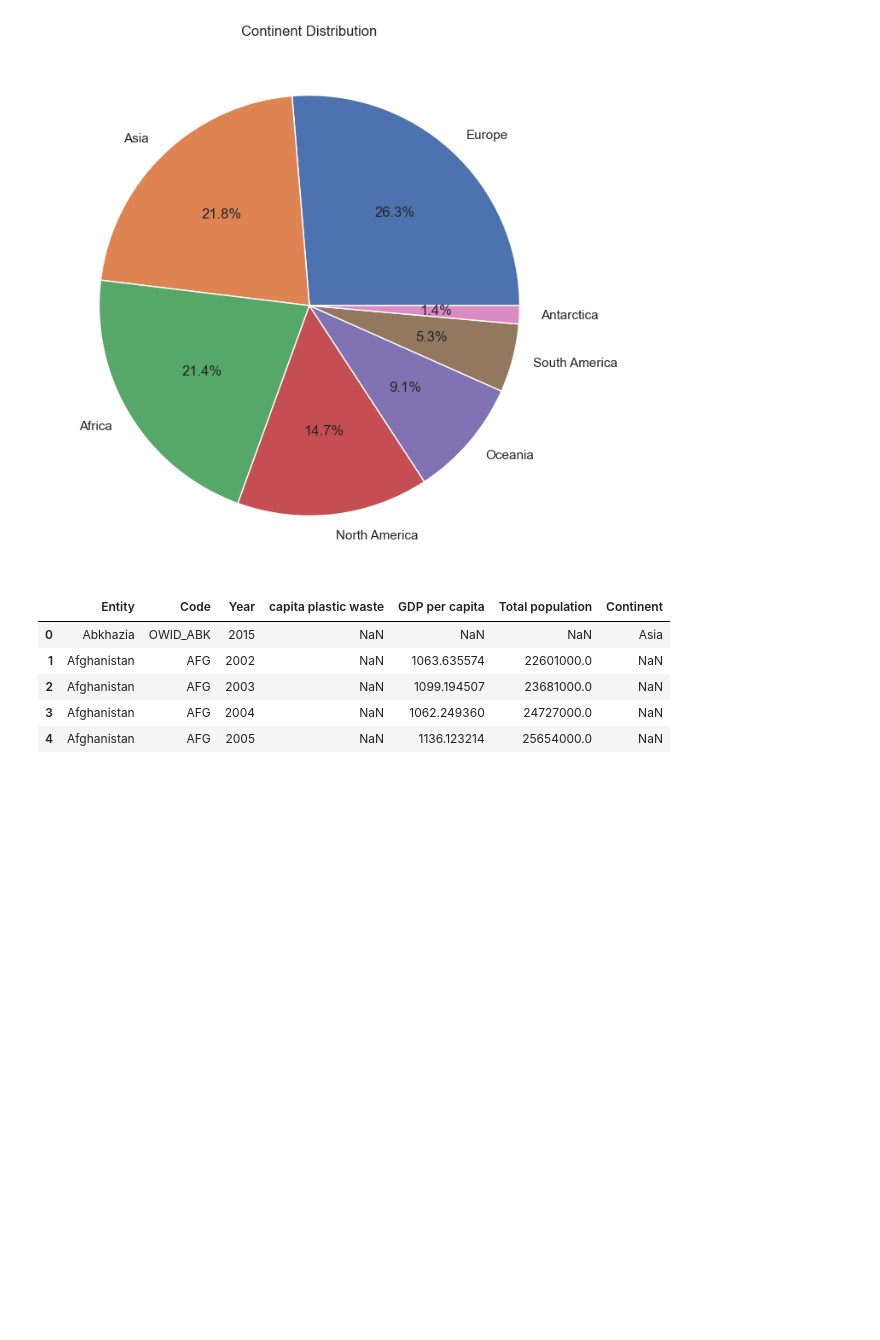
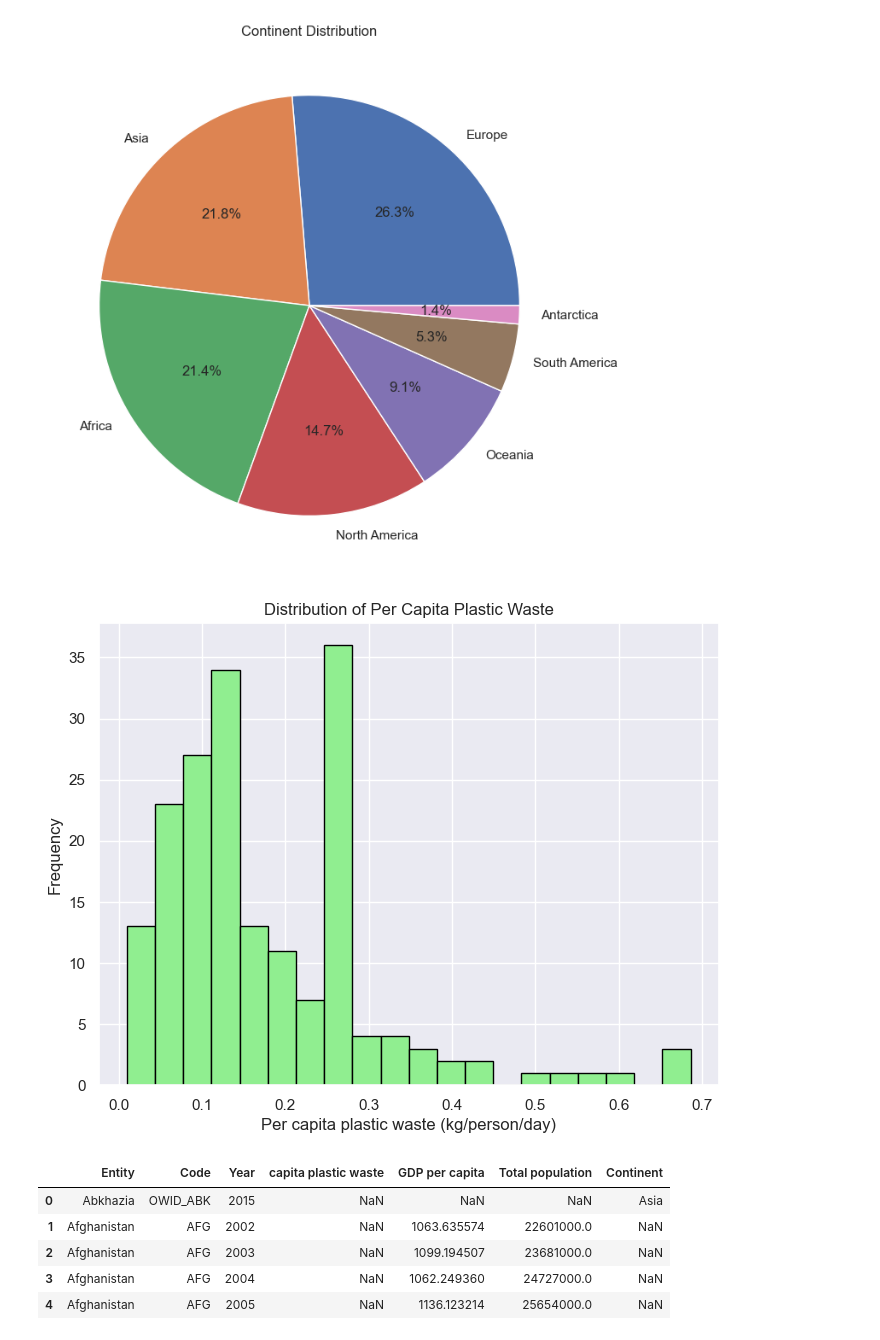
Before and after one commit to Sba23037/Hdip_StrategicThinking_CA2_CristinaPrioloSBA23037, a Jupyter notebook: Hdip_StrategicThinking_CA2_CristinaPrioloSBA23037.ipynb, the cells around one changed output. Drawn from its saved outputs; the diff is of its cells as text; code cells hidden in the pictures; blank space fills up the shorter version.

```diff
--- a/Hdip_StrategicThinking_CA2_CristinaPrioloSBA23037.ipynb
+++ b/Hdip_StrategicThinking_CA2_CristinaPrioloSBA23037.ipynb
@@ -170,6 +170,21 @@ plt.title('Continent Distribution')
 plt.show()
 # %% [output]
 [figure]
+# %%
+import matplotlib.pyplot as plt
+
+# Assuming 'df' is your DataFrame
+
+# Plotting the histogram of per capita plastic waste
+plt.figure(figsize=(8, 6))
+plt.hist(dataset['capita plastic waste'], bins=20, color='lightgreen', edgecolor='black')  # Adjust the number of bins as needed
+plt.title('Distribution of Per Capita Plastic Waste')
+plt.xlabel('Per capita plastic waste (kg/person/day)')
+plt.ylabel('Frequency')
+plt.grid(True)
+plt.show()
+# %% [output]
+[figure, added]
 # %%
 dataset.head()
 # %% [output]
```
Also changed, not shown: parts of 7 cells of this notebook.
